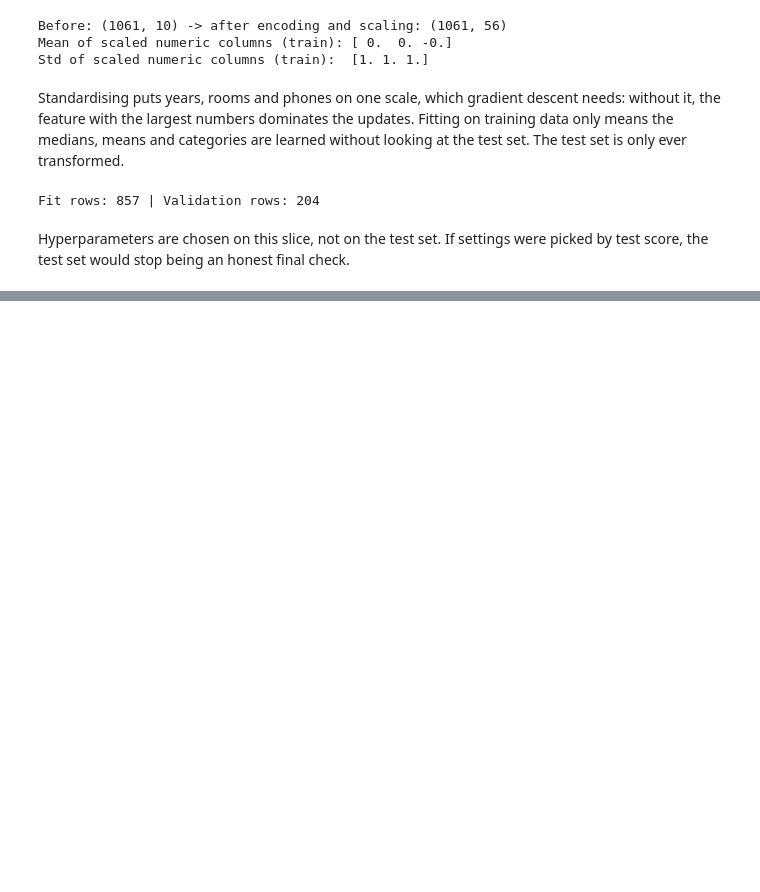
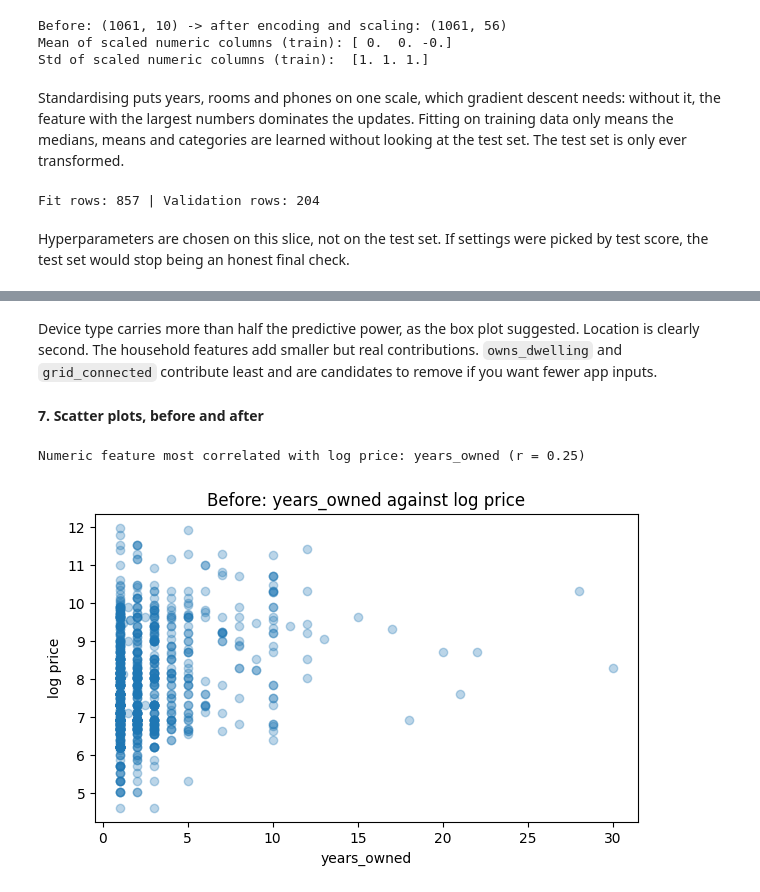
Before and after one commit to MBeckyAlek/linear_regression_model, a Jupyter notebook: summative/linear_regression/multivariate.ipynb, the cells around one changed output, grey strips where cells are left out. Saved outputs shown, nothing was run; the diff lists cells and outputs as text; code cells hidden in the pictures; blank space fills up the shorter version.

```diff
--- a/summative/linear_regression/multivariate.ipynb
+++ b/summative/linear_regression/multivariate.ipynb
@@ -399,0 +686,19 @@ Hyperparameters are chosen on this slice, not on the test set. If settings were
+# %% [markdown]
+Device type carries more than half the predictive power, as the box plot suggested. Location is clearly second. The household features add smaller but real contributions. `owns_dwelling` and `grid_connected` contribute least and are candidates to remove if you want fewer app inputs.
+# %% [markdown]
+**7. Scatter plots, before and after**
+# %%
+num_corr = model_df.iloc[train_idx][num_features + [target]].corr()[target].drop(target)
+top_feature = num_corr.abs().idxmax()
+print("Numeric feature most correlated with log price:", top_feature, "(r = %.2f)" % num_corr[top_feature])
+
+plot_df = pd.DataFrame({top_feature: X_train[top_feature], target: y_train}).dropna()
+
+plt.figure(figsize=(7, 4))
+plt.scatter(plot_df[top_feature], plot_df[target], alpha=0.3)
+plt.xlabel(top_feature); plt.ylabel("log price")
+plt.title("Before: " + top_feature + " against log price")
+plt.show()
+# %% [output]
+Numeric feature most correlated with log price: years_owned (r = 0.25)
+[figure, added]
```
Also changed, not shown: parts of 31 cells of this notebook.
